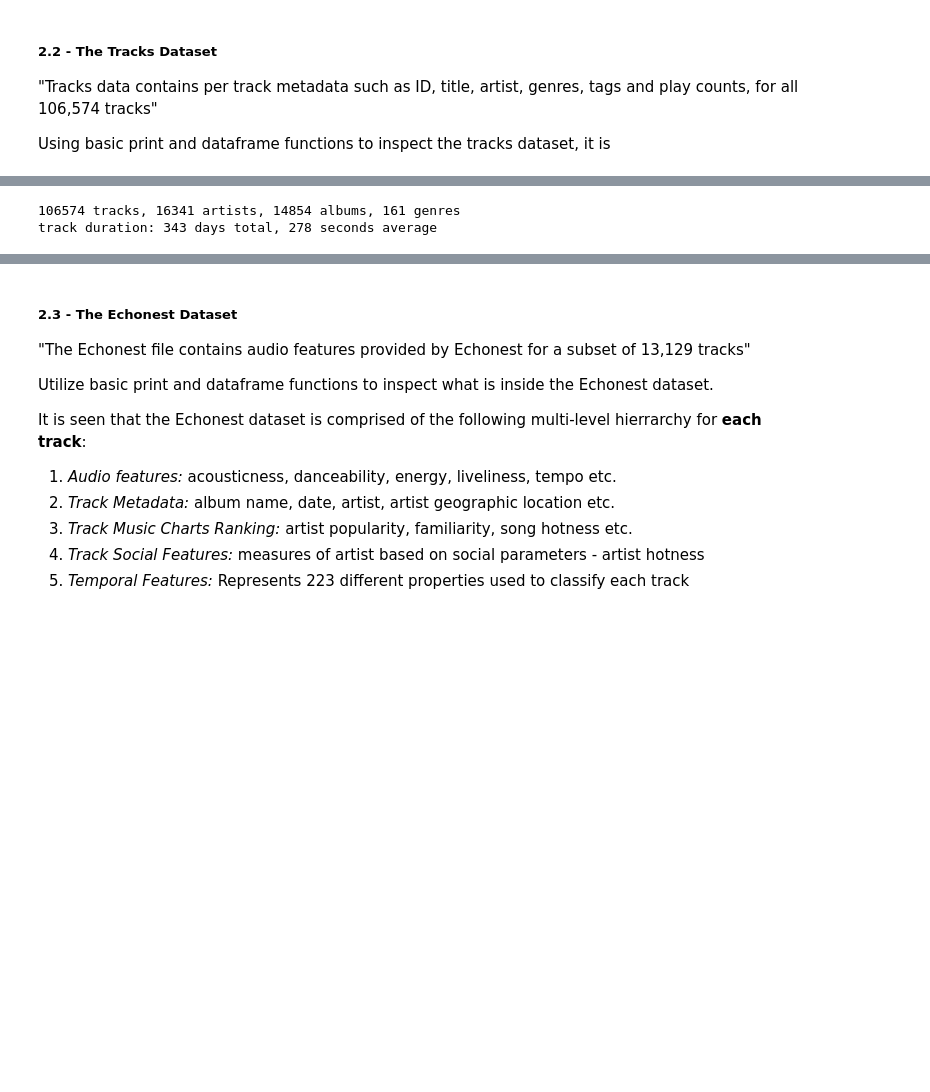
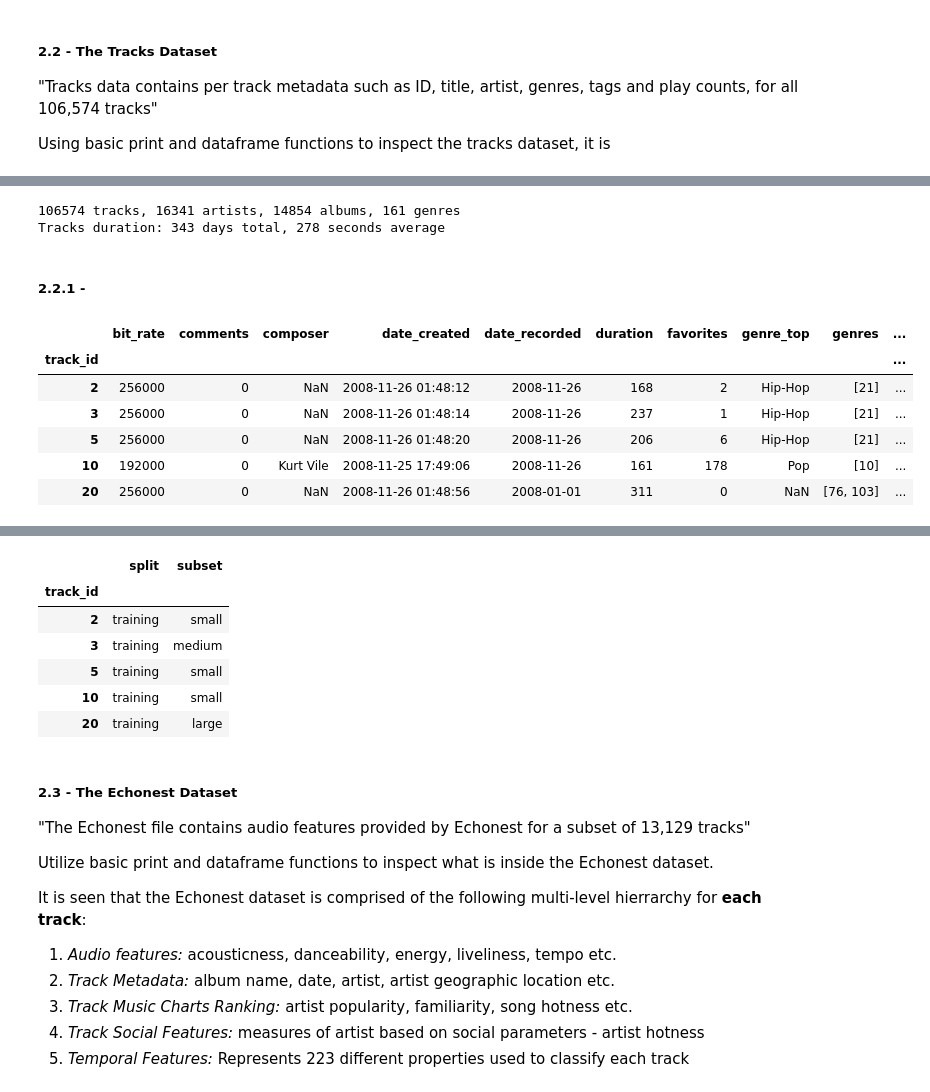
Before and after one commit to mrmids/fma-predictions, a Jupyter notebook: Final_Project_TeamFMA.ipynb, the cells around one changed output, grey strips where cells are left out. Drawn from its saved outputs; the diff is of its cells as text; code cells hidden in the pictures; blank space fills up the shorter version.

```diff
--- a/Final_Project_TeamFMA.ipynb
+++ b/Final_Project_TeamFMA.ipynb
@@ -234,13 +295,29 @@ Using basic print and dataframe functions to inspect the tracks dataset, it is
 # %%
-# Summary of tracks and genre datasets
+# Summary of the Tracks dataset
+
 print('{} tracks, {} artists, {} albums, {} genres'.format(
     len(tracks), len(tracks['artist', 'id'].unique()),
     len(tracks['album', 'id'].unique()),
     sum(genres['#tracks'] > 0)))
 mean_duration = tracks['track', 'duration'].mean()
-print('track duration: {:.0f} days total, {:.0f} seconds average'.format(
+print('Tracks duration: {:.0f} days total, {:.0f} seconds average'.format(
     sum(tracks['track', 'duration']) / 3600 / 24,
     mean_duration))
 # %% [output]
 106574 tracks, 16341 artists, 14854 albums, 161 genres
-track duration: 343 days total, 278 seconds average
+Tracks duration: 343 days total, 278 seconds average
+# %% [markdown]
+##### **2.2.1 -**
+# %%
+ipd.display(tracks['track'].head())
+ipd.display(tracks['album'].head())
+ipd.display(tracks['artist'].head())
+ipd.display(tracks['set'].head())
+# %% [output]
+|  | bit_rate | comments | composer | date_created | date_recorded | duration | favorites | genre_top | genres | ... |
+| track_id |  |  |  |  |  |  |  |  |  | ... |
+| 2 | 256000 | 0 | NaN | 2008-11-26 01:48:12 | 2008-11-26 | 168 | 2 | Hip-Hop | [21] | ... |
+| 3 | 256000 | 0 | NaN | 2008-11-26 01:48:14 | 2008-11-26 | 237 | 1 | Hip-Hop | [21] | ... |
+| 5 | 256000 | 0 | NaN | 2008-11-26 01:48:20 | 2008-11-26 | 206 | 6 | Hip-Hop | [21] | ... |
+| 10 | 192000 | 0 | Kurt Vile | 2008-11-25 17:49:06 | 2008-11-26 | 161 | 178 | Pop | [10] | ... |
+| 20 | 256000 | 0 | NaN | 2008-11-26 01:48:56 | 2008-01-01 | 311 | 0 | NaN | [76, 103] | ... |
@@ -247,3 +338,10 @@ track duration: 343 days total, 278 seconds average
+|  | split | subset |
+| track_id |  |  |
+| 2 | training | small |
+| 3 | training | medium |
+| 5 | training | small |
+| 10 | training | small |
+| 20 | training | large |
 # %% [markdown]
 ##### **2.3 - The Echonest Dataset**
 
```
Also changed, not shown: parts of 11 cells of this notebook.
